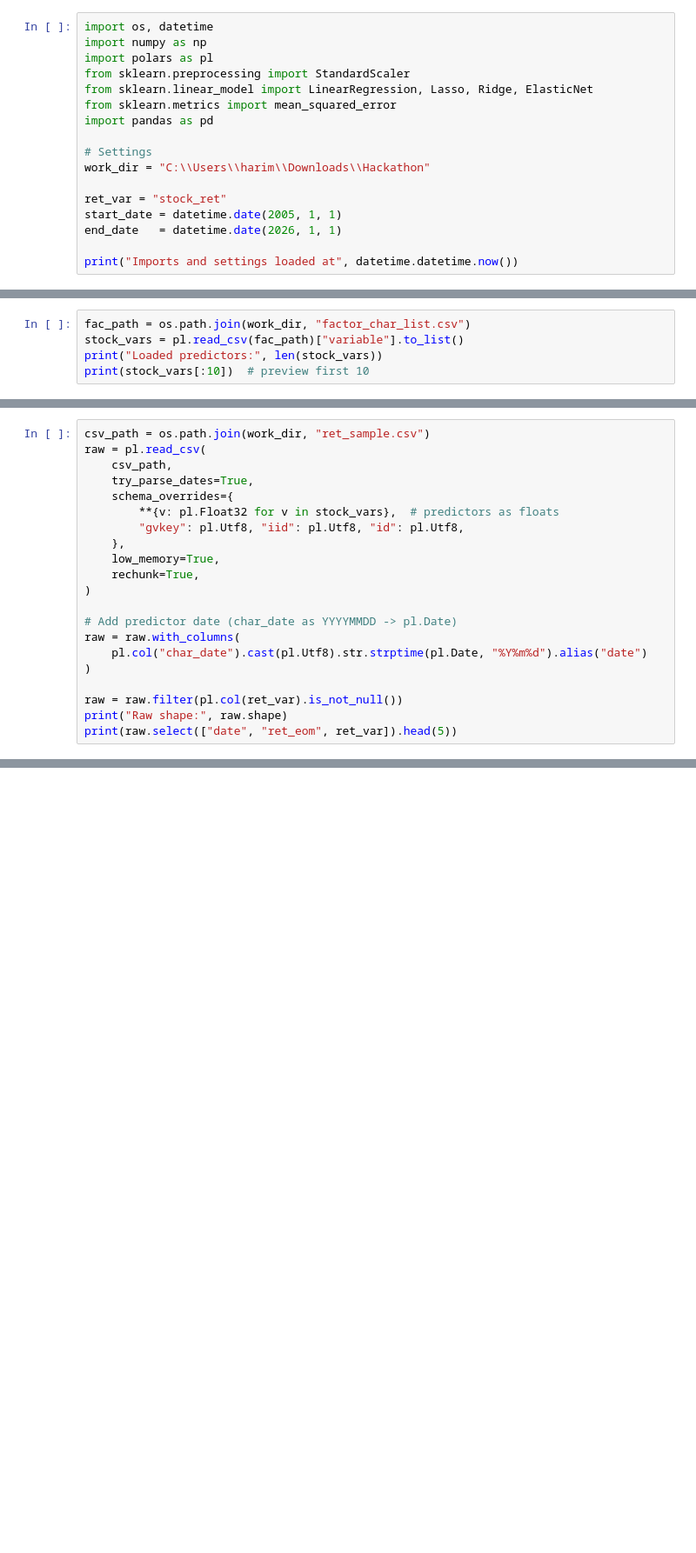
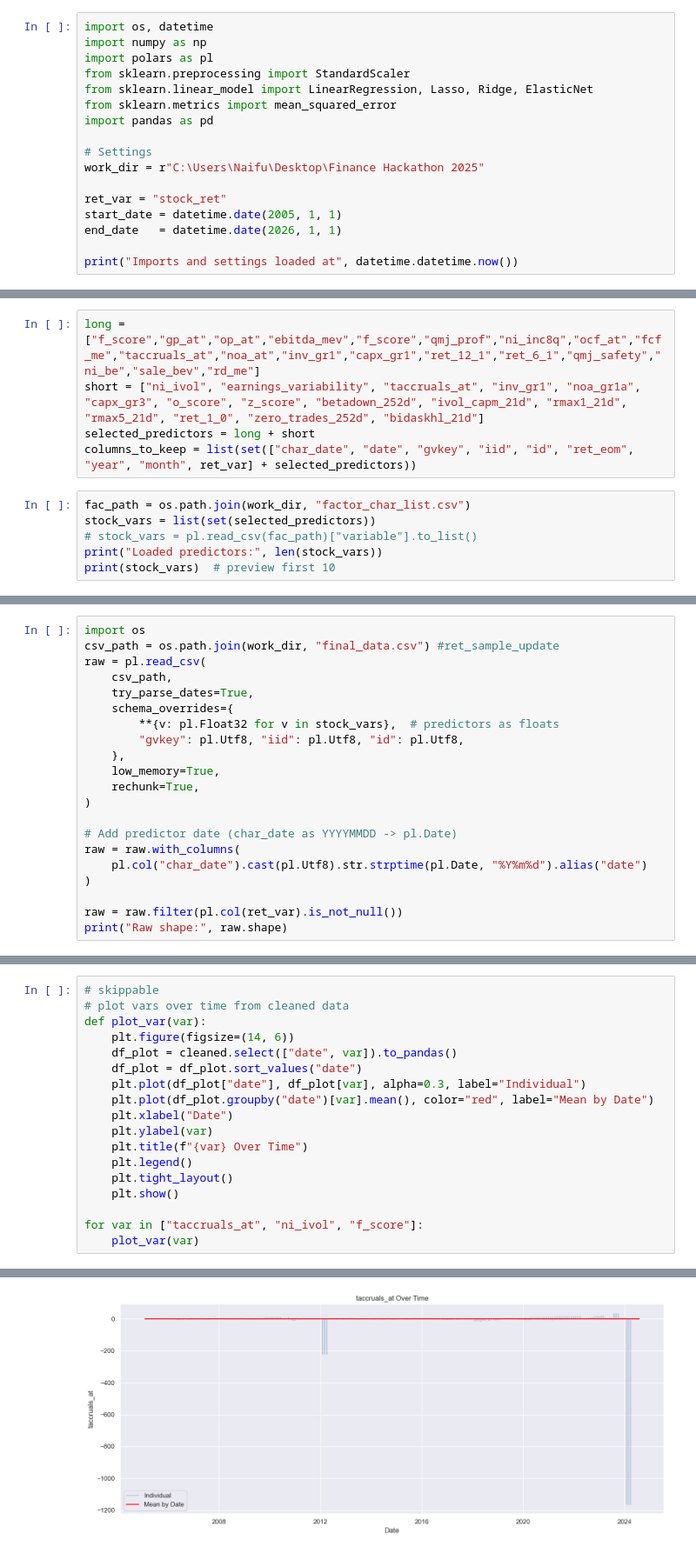
Before and after one commit to purxuit/Stock_hackathon, a Jupyter notebook: Hackathon final.ipynb, the cells around one changed output, grey strips where cells are left out. Shown at 87% size. Saved outputs shown, nothing was run; the diff lists cells and outputs as text; blank space fills up the shorter version.

```diff
--- a/Hackathon final.ipynb
+++ b/Hackathon final.ipynb
@@ -35,7 +53,7 @@ from sklearn.metrics import mean_squared_error
 import pandas as pd
 
 # Settings
-work_dir = "C:\\Users\\harim\\Downloads\\Hackathon"
+work_dir = r"C:\Users\Naifu\Desktop\Finance Hackathon 2025"
 
 ret_var = "stock_ret"
 start_date = datetime.date(2005, 1, 1)
@@ -45,5 +65,11 @@ print("Imports and settings loaded at", datetime.datetime.now())
+# %%
+long = ["f_score","gp_at","op_at","ebitda_mev","f_score","qmj_prof","ni_inc8q","ocf_at","fcf_me","taccruals_at","noa_at","inv_gr1","capx_gr1","ret_12_1","ret_6_1","qmj_safety","ni_be","sale_bev","rd_me"]
+short = ["ni_ivol", "earnings_variability", "taccruals_at", "inv_gr1", "noa_gr1a", "capx_gr3", "o_score", "z_score", "betadown_252d", "ivol_capm_21d", "rmax1_21d", "rmax5_21d", "ret_1_0", "zero_trades_252d", "bidaskhl_21d"]
+selected_predictors = long + short
+columns_to_keep = list(set(["char_date", "date", "gvkey", "iid", "id", "ret_eom", "year", "month", ret_var] + selected_predictors))
 # %%
 fac_path = os.path.join(work_dir, "factor_char_list.csv")
-stock_vars = pl.read_csv(fac_path)["variable"].to_list()
+stock_vars = list(set(selected_predictors))
+# stock_vars = pl.read_csv(fac_path)["variable"].to_list()
 print("Loaded predictors:", len(stock_vars))
-print(stock_vars[:10])  # preview first 10
+print(stock_vars)  # preview first 10
@@ -50,5 +79,6 @@ print(stock_vars[:10])  # preview first 10
 # %%
-csv_path = os.path.join(work_dir, "ret_sample.csv")
+import os
+csv_path = os.path.join(work_dir, "final_data.csv") #ret_sample_update
 raw = pl.read_csv(
     csv_path,
     try_parse_dates=True,
@@ -67,4 +97,3 @@ raw = raw.with_columns(
 
 raw = raw.filter(pl.col(ret_var).is_not_null())
 print("Raw shape:", raw.shape)
-print(raw.select(["date", "ret_eom", ret_var]).head(5))
@@ -110,0 +140,19 @@ print(cleaned.head(10))
+# %%
+# skippable
+# plot vars over time from cleaned data
+def plot_var(var):
+    plt.figure(figsize=(14, 6))
+    df_plot = cleaned.select(["date", var]).to_pandas()
+    df_plot = df_plot.sort_values("date")
+    plt.plot(df_plot["date"], df_plot[var], alpha=0.3, label="Individual")
+    plt.plot(df_plot.groupby("date")[var].mean(), color="red", label="Mean by Date")
+    plt.xlabel("Date")
+    plt.ylabel(var)
+    plt.title(f"{var} Over Time")
+    plt.legend()
+    plt.tight_layout()
+    plt.show()
+
+for var in ["taccruals_at", "ni_ivol", "f_score"]:
+    plot_var(var)
+# %% [output]
@@ -110,0 +160 @@ print(cleaned.head(10))
+[figure, added]
```
Also changed, not shown: parts of 23 cells of this notebook, 2 other files.
